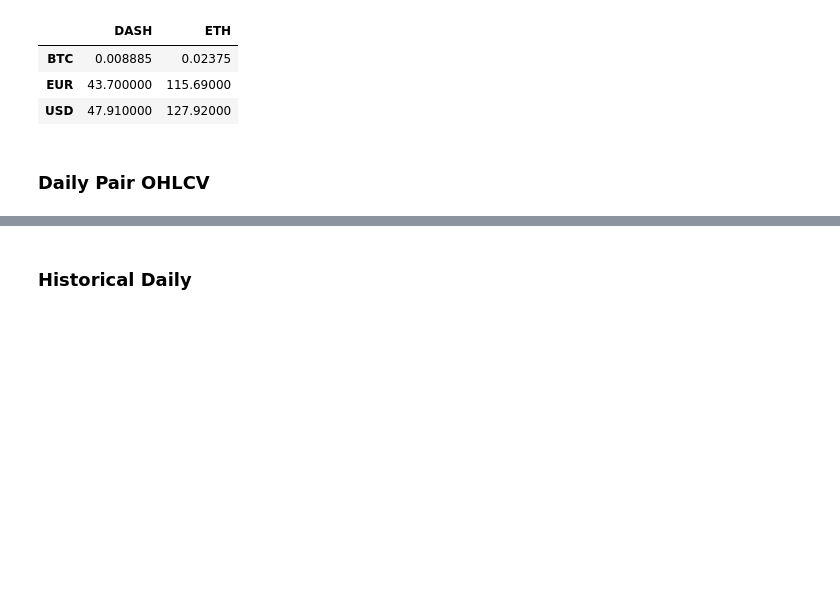
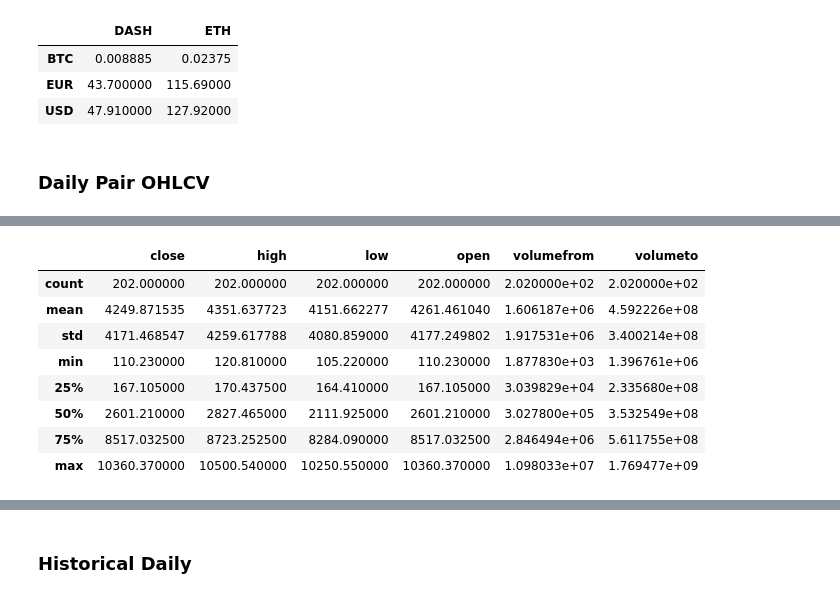
Before and after one commit to QuantumChamploo/CoinTesting, a Jupyter notebook: Crytocompare API.ipynb, the cells around one changed output, grey strips where cells are left out. Saved outputs shown, nothing was run; the diff lists cells and outputs as text; code cells hidden in the pictures; blank space fills up the shorter version.

```diff
--- a/Crytocompare API.ipynb
+++ b/Crytocompare API.ipynb
@@ -21,20 +21,20 @@ raw_data
 ### Daily Pair OHLCV
 # %%
 apicall_coins = ['BTC','ETH']
-begining_date = '2019-09-01'
-
 apicall_limit = '100'
 # make empty data frame
+df = pd.DataFrame(columns= ['close', 'conversionSymbol','conversionType','high','low','open','volumefrom','volumeto','date'])
 
-for i in apicall_coins:
-
-url = 'https://min-api.cryptocompare.com/data/v2/histoday?fsym=' + apicall_coins + '&tsym=USD&limit=' + apicall_limit + '&api_key=' + api_key
-raw_data2 = pd.read_json(urllib.request.urlopen(url).read())
-historicaldata1 = raw_data2['Data'].iloc[1]
-historicaldata1 = pd.DataFrame(historicaldata1)
+for i in range(0,len(apicall_coins)):
+    url = 'https://min-api.cryptocompare.com/data/v2/histoday?fsym=' + str(apicall_coins[i]) + '&tsym=USD&limit=' + apicall_limit + '&api_key=' + api_key
+    print('url request: ' + url)
+    raw_data2 = pd.read_json(urllib.request.urlopen(url).read())
+    historicaldata1 = raw_data2['Data'].iloc[3]
+    historicaldata1 = pd.DataFrame(historicaldata1)
 #add to data frame instead of making a new data frame
-historicaldata1['conversionSymbol'] = apicall_coin
-historicaldata1['time'] = pd.to_datetime(historicaldata1['time'],unit='s')
-historicaldata1['date'] = historicaldata1['time']
-historicaldata1 = historicaldata1.drop('time',axis=1)
+    historicaldata1['conversionSymbol'] = str(apicall_coins[i])
+    historicaldata1['time'] = pd.to_datetime(historicaldata1['time'],unit='s')
+    historicaldata1['date'] = historicaldata1['time']
+    historicaldata1 = historicaldata1.drop('time',axis=1)
+    df = pd.concat([df, historicaldata1])
 # %% [output]
@@ -47,3 +43,15 @@ historicaldata1 = historicaldata1.drop('time',axis=1)
+# %%
+df.describe()
+# %% [output]
+|  | close | high | low | open | volumefrom | volumeto |
+| count | 202.000000 | 202.000000 | 202.000000 | 202.000000 | 2.020000e+02 | 2.020000e+02 |
+| mean | 4249.871535 | 4351.637723 | 4151.662277 | 4261.461040 | 1.606187e+06 | 4.592226e+08 |
+| std | 4171.468547 | 4259.617788 | 4080.859000 | 4177.249802 | 1.917531e+06 | 3.400214e+08 |
+| min | 110.230000 | 120.810000 | 105.220000 | 110.230000 | 1.877830e+03 | 1.396761e+06 |
+| 25% | 167.105000 | 170.437500 | 164.410000 | 167.105000 | 3.039829e+04 | 2.335680e+08 |
+| 50% | 2601.210000 | 2827.465000 | 2111.925000 | 2601.210000 | 3.027800e+05 | 3.532549e+08 |
+| 75% | 8517.032500 | 8723.252500 | 8284.090000 | 8517.032500 | 2.846494e+06 | 5.611755e+08 |
+| max | 10360.370000 | 10500.540000 | 10250.550000 | 10360.370000 | 1.098033e+07 | 1.769477e+09 |
 # %%
 def api_iterator(api_set_limit,earliestdate):
     earliestdate = pd.to_datetime(earliestdate)
```
Also changed, not shown: parts of 2 cells of this notebook.
